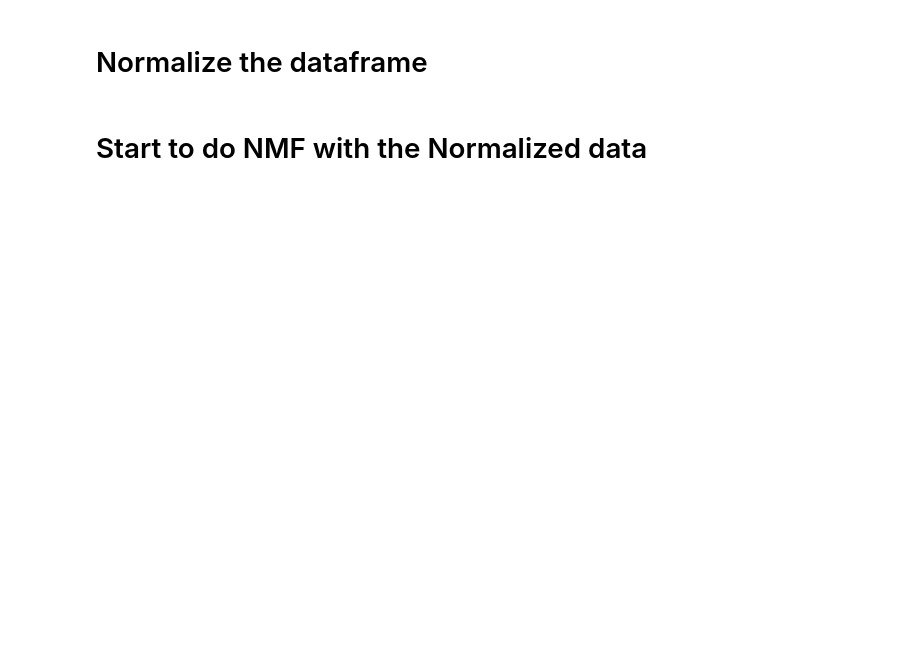
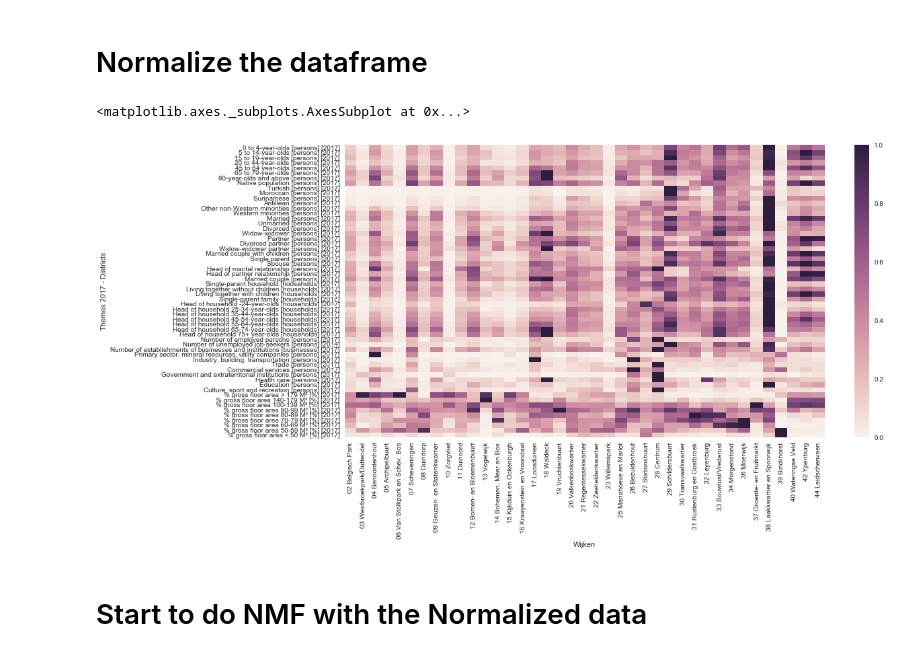
Before and after one commit to AmmarFaiq/EPA_Projects, a Jupyter notebook: Hackaton_Disinformation_1/NMF_Demographic.ipynb, the cells around one changed output. Cells and saved outputs as stored; diff of their text form; code cells hidden in the pictures; blank space fills up the shorter version.

```diff
--- a/Hackaton_Disinformation_1/NMF_Demographic.ipynb
+++ b/Hackaton_Disinformation_1/NMF_Demographic.ipynb
@@ -117,4 +82,5 @@ district.dtypes.value_counts()
 # %%
 # fill NaN values with 0
-district = district.fillna(0)
-data_ori = data_ori.fillna(0)
+df_ori_demo2017 = df_ori_demo2017.fillna(0)
+df_ori_demo2014 = df_ori_demo2014.fillna(0)
+df_ori_vote2014 = df_ori_vote2014.fillna(0)
@@ -123,6 +87,29 @@ data_ori = data_ori.fillna(0)
 # %% [markdown]
 # Normalize the dataframe
+# %%
+# # MinMaxScaler method
+# district_normalize = preprocessing.MinMaxScaler().fit_transform(df_ori_demo2017)
+
+# MaxAbsScaler method
+
+df_ori_demo2017_normalize2 = preprocessing.MaxAbsScaler().fit_transform(df_ori_demo2017)
+
+df_ori_demo2014_normalize2 = preprocessing.MaxAbsScaler().fit_transform(df_ori_demo2014)
+
+df_ori_vote2014_normalize2 = preprocessing.MaxAbsScaler().fit_transform(df_ori_vote2014)
+
+# # normalize method
+# district_normalize3 = preprocessing.normalize(df_ori_demo2017, norm='l2')
+# # StandardScaler method
+# district_normalize4 = preprocessing.StandardScaler().fit_transform(df_ori_demo2017)
+# %%
+df_ori_demo2017.loc[:,:] = df_ori_demo2017_normalize2
+df_ori_demo2014.loc[:,:] = df_ori_demo2014_normalize2
+df_ori_vote2014.loc[:,:] = df_ori_vote2014_normalize2
 # %%
 plt.figure(figsize = (16,8))
 
-sns.heatmap(district, annot = True)
+sns.heatmap(df_ori_demo2017.T)
+# %% [output]
+<matplotlib.axes._subplots.AxesSubplot at 0x...>
+[figure, added]
```
Also changed, not shown: parts of 74 cells of this notebook, 17 other files.
